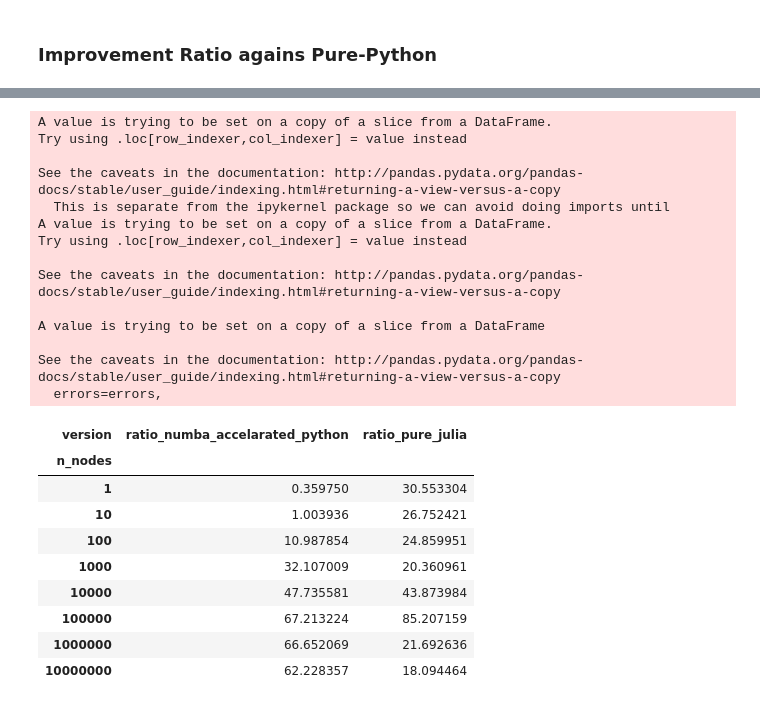
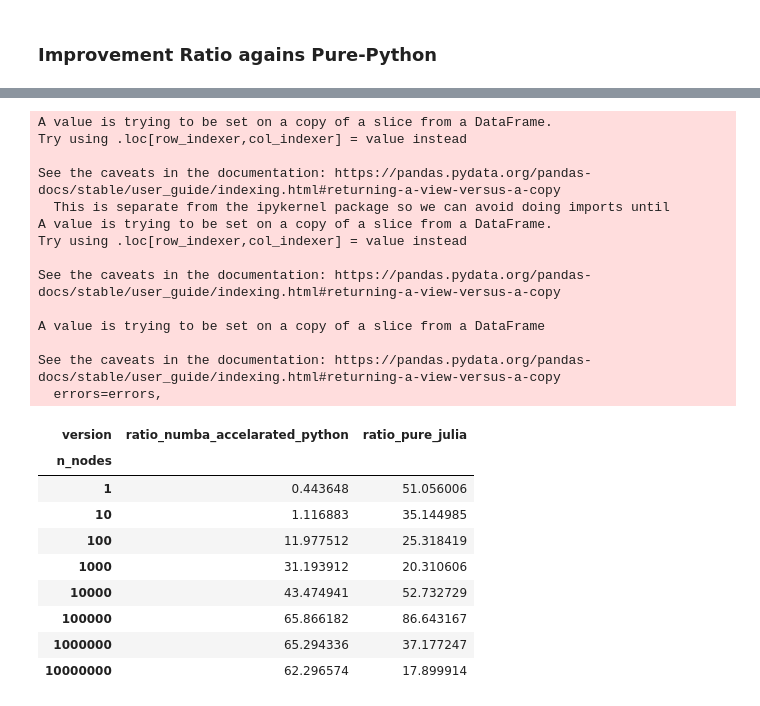
Before and after one commit to AlbertoCastelo/blog-the-2-language-problem, a Jupyter notebook: notebooks/analysis.ipynb, the cells around one changed output, grey strips where cells are left out. Cells and saved outputs as stored; diff of their text form; code cells hidden in the pictures.

```diff
--- a/notebooks/analysis.ipynb
+++ b/notebooks/analysis.ipynb
@@ -46,6 +46,7 @@ data_aggregated = data.groupby(['version', 'n_nodes']).agg(['median', 'mean', 's
 # data_aggregated = pd.pivot_table(data_aggregated, values=metric_names,
 #                                 index=['n_nodes'], columns=['version'], aggfunc='mean')
 data_aggregated = data_aggregated['elapsed'].reset_index()
+data_aggregated.sort_values(['version', 'n_nodes'], inplace=True)
 data_aggregated.head()
 # %% [output]
 |  | version | n_nodes | median | mean | std |
@@ -86,36 +145,36 @@ data_aggregated_pivot.head()
 # %%
-data_aggregated_mean = data_aggregated_pivot['mean']
+data_aggregated_mean = data_aggregated_pivot['median']
 data_aggregated_mean['ratio_numba_accelarated_python'] = (data_aggregated_mean['pure_python'] /
                                                           data_aggregated_mean['numba_accelarated_python'])
 
 data_aggregated_mean['ratio_pure_julia'] = (data_aggregated_mean['pure_python'] /
                                          data_aggregated_mean['pure_julia'])
 data_aggregated_mean.drop(['numba_accelarated_python', 'pure_python', 'pure_julia'], axis=1, inplace=True)
 data_aggregated_mean
 # %% [output]
 A value is trying to be set on a copy of a slice from a DataFrame.
 Try using .loc[row_indexer,col_indexer] = value instead
 
-See the caveats in the documentation: http://pandas.pydata.org/pandas-docs/stable/user_guide/indexing.html#returning-a-view-versus-a-copy
+See the caveats in the documentation: https://pandas.pydata.org/pandas-docs/stable/user_guide/indexing.html#returning-a-view-versus-a-copy
   This is separate from the ipykernel package so we can avoid doing imports until
 A value is trying to be set on a copy of a slice from a DataFrame.
 Try using .loc[row_indexer,col_indexer] = value instead
 
-See the caveats in the documentation: http://pandas.pydata.org/pandas-docs/stable/user_guide/indexing.html#returning-a-view-versus-a-copy
+See the caveats in the documentation: https://pandas.pydata.org/pandas-docs/stable/user_guide/indexing.html#returning-a-view-versus-a-copy
 
 A value is trying to be set on a copy of a slice from a DataFrame
 
-See the caveats in the documentation: http://pandas.pydata.org/pandas-docs/stable/user_guide/indexing.html#returning-a-view-versus-a-copy
+See the caveats in the documentation: https://pandas.pydata.org/pandas-docs/stable/user_guide/indexing.html#returning-a-view-versus-a-copy
   errors=errors,
 | version | ratio_numba_accelarated_python | ratio_pure_julia |
 | n_nodes |  |  |
-| 1 | 0.359750 | 30.553304 |
-| 10 | 1.003936 | 26.752421 |
-| 100 | 10.987854 | 24.859951 |
-| 1000 | 32.107009 | 20.360961 |
-| 10000 | 47.735581 | 43.873984 |
-| 100000 | 67.213224 | 85.207159 |
-| 1000000 | 66.652069 | 21.692636 |
-| 10000000 | 62.228357 | 18.094464 |
+| 1 | 0.443648 | 51.056006 |
+| 10 | 1.116883 | 35.144985 |
+| 100 | 11.977512 | 25.318419 |
+| 1000 | 31.193912 | 20.310606 |
+| 10000 | 43.474941 | 52.732729 |
+| 100000 | 65.866182 | 86.643167 |
+| 1000000 | 65.294336 | 37.177247 |
+| 10000000 | 62.296574 | 17.899914 |
 # %%
 sns.barplot(data=data_aggregated_mean.reset_index(), x='n_nodes')
```
Also changed, not shown: parts of 11 cells of this notebook.
